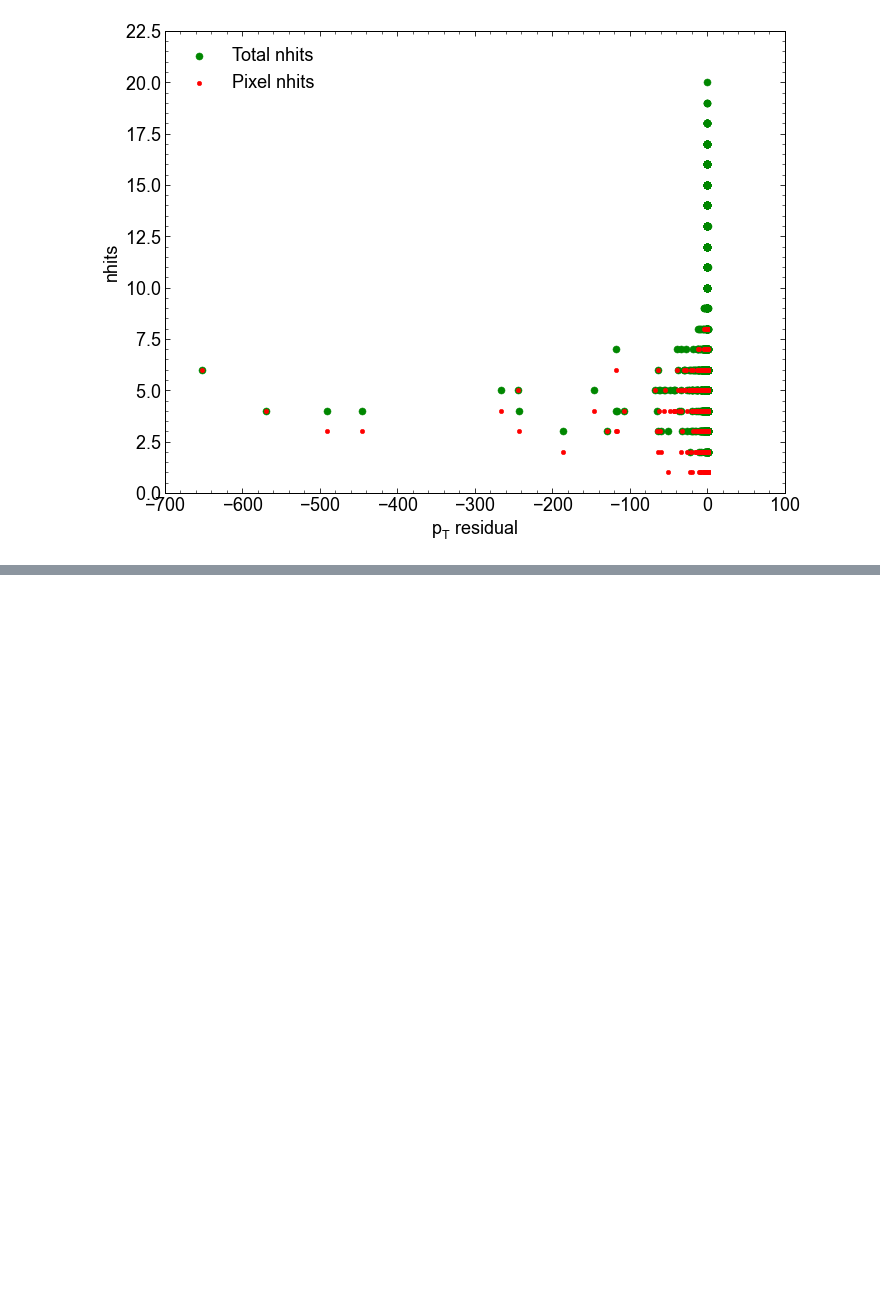
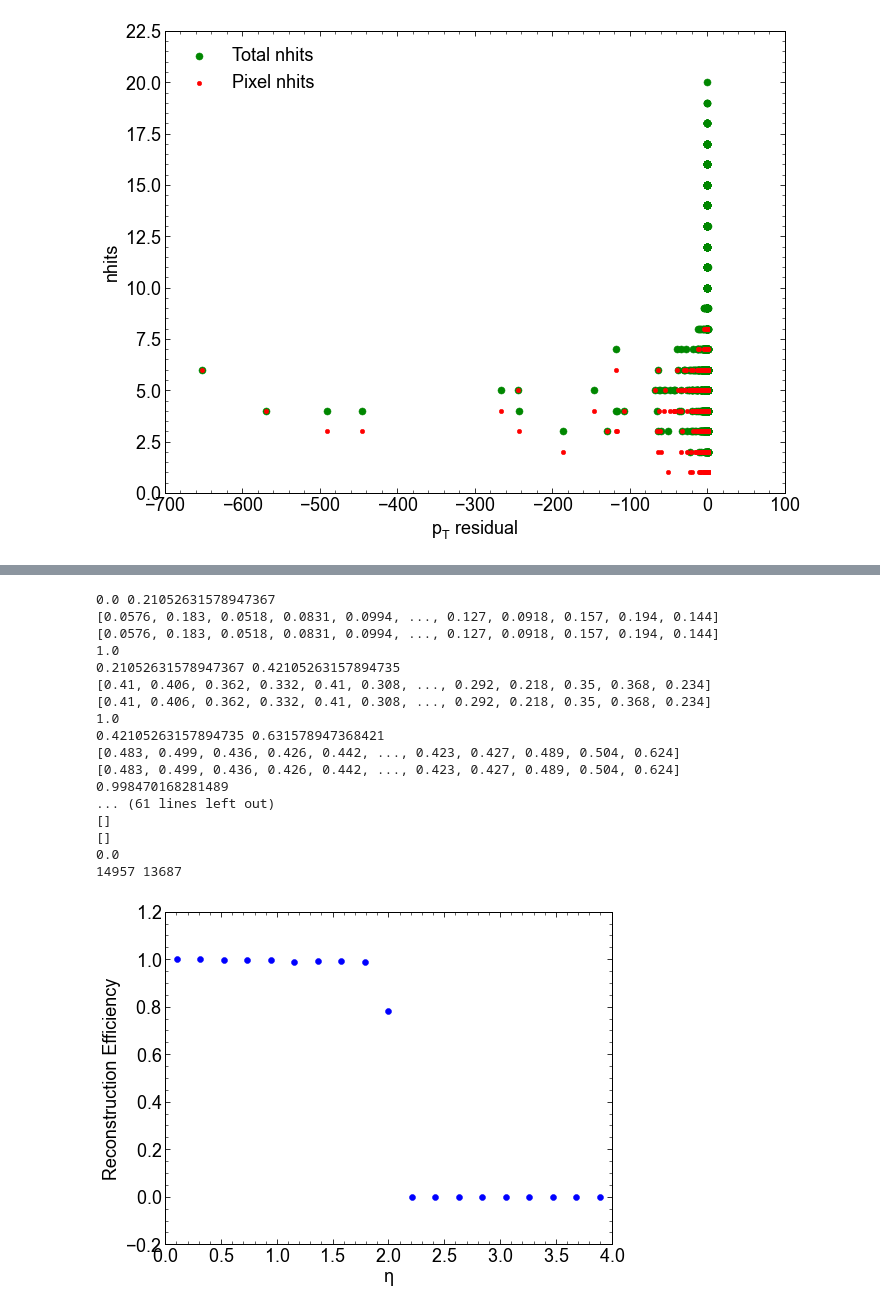
Before and after one commit to kdp-lab/maia_detector_paper, a Jupyter notebook: json_analysis.ipynb, the cells around one changed output, grey strips where cells are left out. Saved outputs shown, nothing was run; the diff lists cells and outputs as text; code cells hidden in the pictures; blank space fills up the shorter version.

```diff
--- a/json_analysis.ipynb
+++ b/json_analysis.ipynb
@@ -837,0 +863,58 @@ plt.show()
+# %%
+num_bins = 20
+min_eta = 0
+max_eta = 4
+efficiency_eta_bins = np.linspace(min_eta, max_eta, num_bins)
+
+#write a test for the code in this cell?
+# Calculate the efficiency for each pT bin.
+efficiencies = []
+truth_sum = 0
+track_sum = 0
+for i in range(len(efficiency_eta_bins) - 1):
+    bin_min = efficiency_eta_bins[i]
+    bin_max = efficiency_eta_bins[i + 1]
+    print(bin_min, bin_max)
+    truth_generated_in_bin = np.ravel(total_truth_eta)[(np.ravel(total_truth_eta) >= bin_min) & (np.ravel(total_truth_eta) < bin_max)]
+    print((truth_generated_in_bin))
+    truth_matched_in_bin = np.ravel(total_track_eta)[(np.ravel(total_track_eta) >= bin_min) & (np.ravel(total_track_eta) < bin_max)]
+    print((truth_matched_in_bin))
+    if len(truth_generated_in_bin) != 0:
+        efficiency = len(truth_matched_in_bin) / len(truth_generated_in_bin)
+    print(efficiency)
+    efficiencies.append(efficiency)
+    truth_sum += len(truth_generated_in_bin)
+    track_sum += len(truth_matched_in_bin)
+print(truth_sum,track_sum)
+
+# Convert the pT bin centers to a numpy array for plotting.
+eta_bin_centers = (efficiency_eta_bins[:-1] + efficiency_eta_bins[1:]) / 2
+
+# Create a scatter plot for the efficiency as a function of pT.
+plt.figure(figsize=(8, 6))
+plt.scatter(eta_bin_centers, efficiencies, marker='o', c='b')
+plt.xlim(0,4)
+#plt.ylim(0,1.5)
+plt.xlabel(r'$\eta$')
+plt.ylabel('Reconstruction Efficiency')
+#plt.legend(loc='upper right')
+plt.show()
+# %% [output]
+0.0 0.21052631578947367
+[0.0576, 0.183, 0.0518, 0.0831, 0.0994, ..., 0.127, 0.0918, 0.157, 0.194, 0.144]
+[0.0576, 0.183, 0.0518, 0.0831, 0.0994, ..., 0.127, 0.0918, 0.157, 0.194, 0.144]
+1.0
+0.21052631578947367 0.42105263157894735
+[0.41, 0.406, 0.362, 0.332, 0.41, 0.308, ..., 0.292, 0.218, 0.35, 0.368, 0.234]
+[0.41, 0.406, 0.362, 0.332, 0.41, 0.308, ..., 0.292, 0.218, 0.35, 0.368, 0.234]
+1.0
+0.42105263157894735 0.631578947368421
+[0.483, 0.499, 0.436, 0.426, 0.442, ..., 0.423, 0.427, 0.489, 0.504, 0.624]
+[0.483, 0.499, 0.436, 0.426, 0.442, ..., 0.423, 0.427, 0.489, 0.504, 0.624]
+0.998470168281489
+... (61 lines left out)
+[]
+[]
+0.0
+14957 13687
+[figure, added]
```
Also changed, not shown: parts of 7 cells of this notebook.
